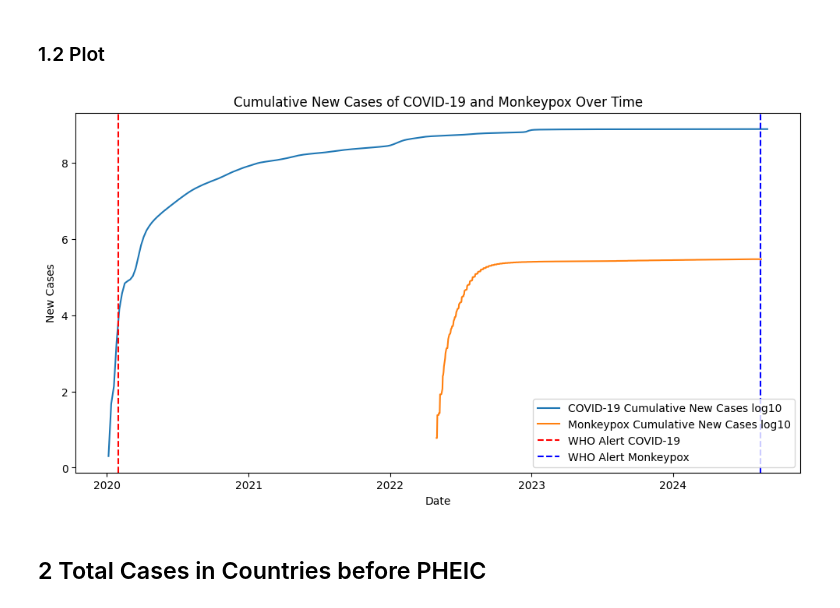
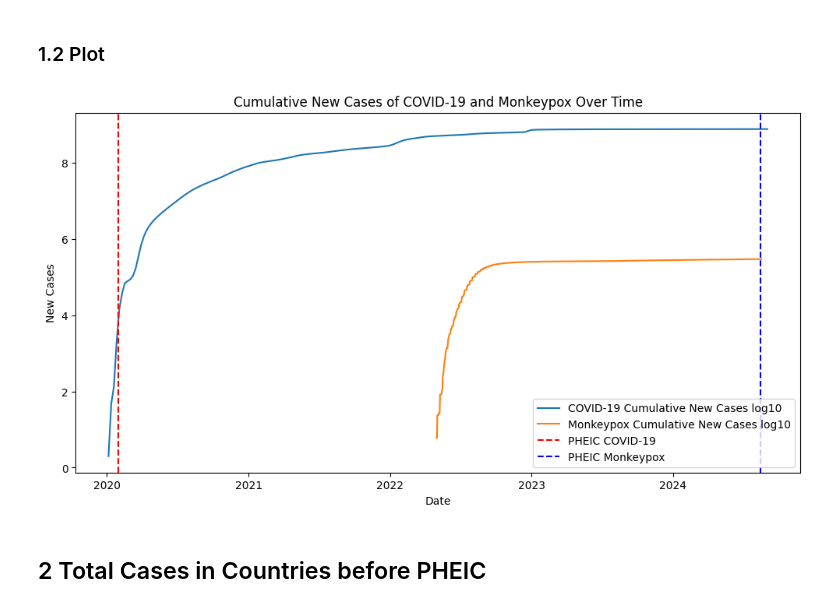
Before and after one commit to SoonBanned/Covid-MonkeyPox-analysis, a Jupyter notebook: journal.ipynb, the cells around one changed output. Saved outputs shown, nothing was run; the diff lists cells and outputs as text; code cells hidden in the pictures.

```diff
--- a/journal.ipynb
+++ b/journal.ipynb
@@ -40,3 +36,9 @@ who_alert_monkeypox = pd.to_datetime("14-08-2024", dayfirst=True)
+# %%
+monkeypox_df.rename(columns={'new_cases': 'New_cases', 'location': 'Country', 'date': 'Date'}, inplace=True)
+covid_df.rename(columns={'Date_reported': 'Date'}, inplace=True)
+
+covid_df['Date'] = pd.to_datetime(covid_df['Date'])
+monkeypox_df['Date'] = pd.to_datetime(monkeypox_df['Date'])
 # %% [markdown]
 # First Graphs
 # %% [markdown]
@@ -44,35 +46,32 @@ who_alert_monkeypox = pd.to_datetime("14-08-2024", dayfirst=True)
 # %% [markdown]
 ### 1.1 Data preparation
 # %%
-covid_df['Date_reported'] = pd.to_datetime(covid_df['Date_reported'])
-monkeypox_df['date'] = pd.to_datetime(monkeypox_df['date'])
+cumulative_cases_covid_any_country = pd.DataFrame(covid_df.groupby('Date')['New_cases'].sum()).reset_index().set_index('Date', drop=False)
+cumulative_cases_monkeypox_any_country = pd.DataFrame(monkeypox_df.groupby('Date')['New_cases'].sum()).reset_index().set_index('Date', drop=False)
 
-cumulative_cases_covid_any_country = pd.DataFrame(covid_df.groupby('Date_reported')['New_cases'].sum())
-cumulative_cases_monkeypox_any_country = pd.DataFrame(monkeypox_df.groupby('date')['new_cases'].sum())
-
-cumulative_cases_covid_any_country['cumulative_cases'] = cumulative_cases_covid_any_country['New_cases'].cumsum().apply(lambda x: log10(x))
-cumulative_cases_monkeypox_any_country['cumulative_cases'] = cumulative_cases_monkeypox_any_country['new_cases'].cumsum().apply(lambda x: log10(x))
+cumulative_cases_covid_any_country['Cumulative_cases'] = cumulative_cases_covid_any_country['New_cases'].cumsum().apply(lambda x: log10(x))
+cumulative_cases_monkeypox_any_country['Cumulative_cases'] = cumulative_cases_monkeypox_any_country['New_cases'].cumsum().apply(lambda x: log10(x))
 # %% [markdown]
 ### 1.2 Plot
 # %%
 plt.figure(figsize=(12, 6))
 
-plt.plot(cumulative_cases_covid_any_country.index, cumulative_cases_covid_any_country['cumulative_cases'], label='COVID-19 Cumulative New Cases log10')
+plt.plot(cumulative_cases_covid_any_country.index, cumulative_cases_covid_any_country['Cumulative_cases'], label='COVID-19 Cumulative New Cases log10')
 
 
-plt.plot(cumulative_cases_monkeypox_any_country.index, cumulative_cases_monkeypox_any_country['cumulative_cases'], label='Monkeypox Cumulative New Cases log10')
+plt.plot(cumulative_cases_monkeypox_any_country.index, cumulative_cases_monkeypox_any_country['Cumulative_cases'], label='Monkeypox Cumulative New Cases log10')
 
-plt.axvline(who_alert_covid, color='red', linestyle='--', label='WHO Alert COVID-19')
-plt.axvline(who_alert_monkeypox, color='blue', linestyle='--', label='WHO Alert Monkeypox')
+plt.axvline(who_alert_covid, color='red', linestyle='--', label='PHEIC COVID-19')
+plt.axvline(who_alert_monkeypox, color='blue', linestyle='--', label='PHEIC Monkeypox')
 
 plt.title('Cumulative New Cases of COVID-19 and Monkeypox Over Time')
 plt.xlabel('Date')
 plt.ylabel('New Cases')
 plt.legend()
 
 plt.show()
 # %% [output]
-[figure, old version]
+[figure, new version]
 # %% [markdown]
 ## 2 Total Cases in Countries before PHEIC
 # %% [markdown]
```
Also changed, not shown: parts of 8 cells of this notebook.
